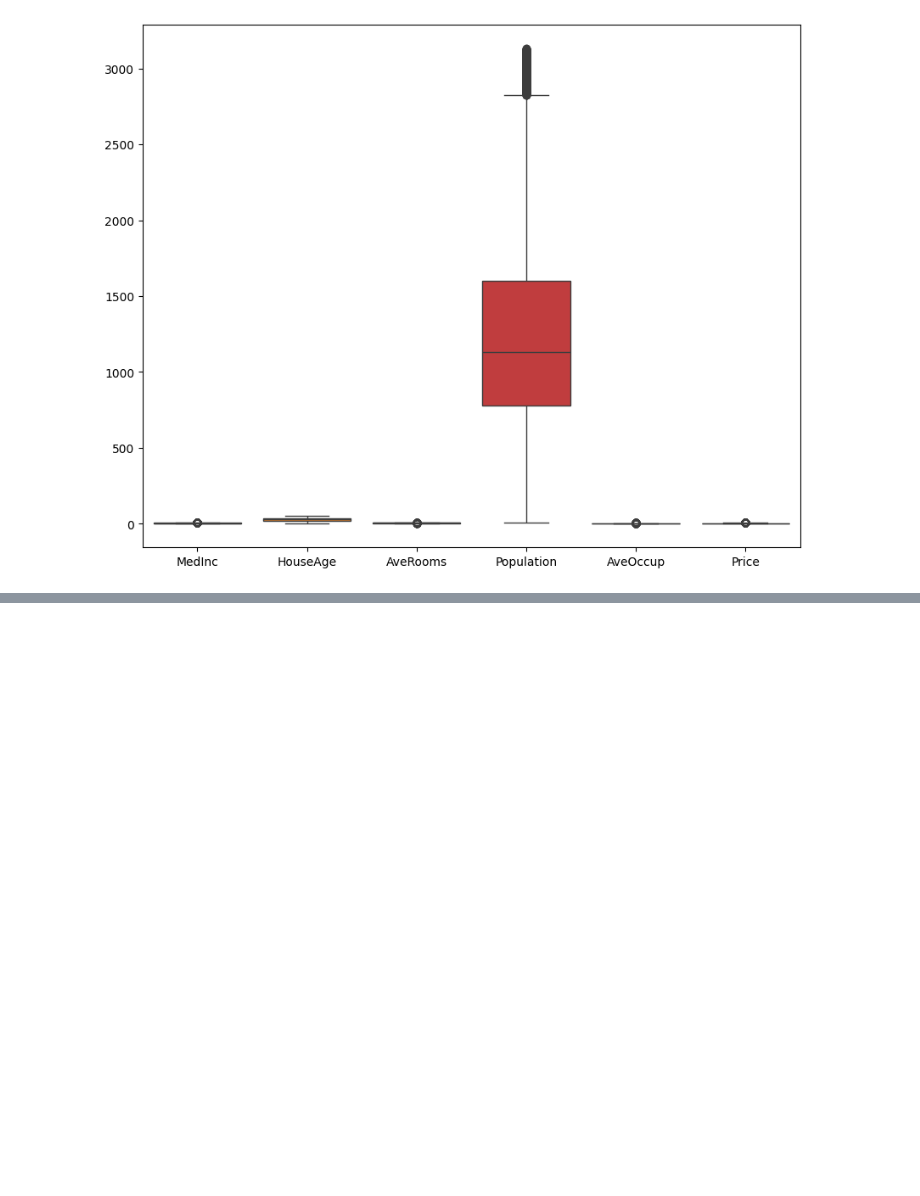
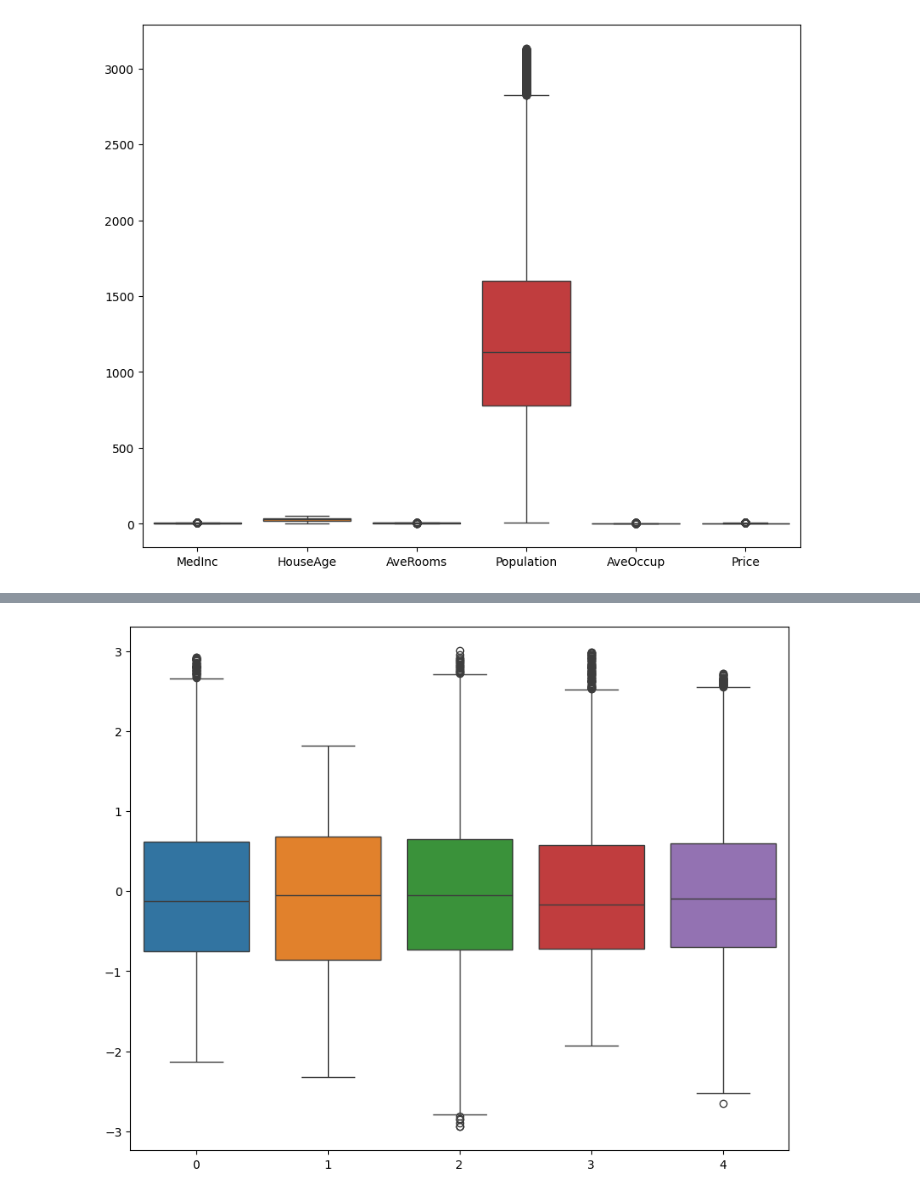
Before and after one commit to haricharnbytes/housing_marketing_analysis, a Jupyter notebook: california.ipynb, the cells around one changed output, grey strips where cells are left out. Saved outputs shown, nothing was run; the diff lists cells and outputs as text; code cells hidden in the pictures; blank space fills up the shorter version.

```diff
--- a/california.ipynb
+++ b/california.ipynb
@@ -179,0 +198,8 @@ plt.show()
+# %%
+x_test_norm = scaler.transform(x_test)
+# %%
+fig, ax = plt.subplots(figsize=(10,8))
+sns.boxplot(data= x_test_norm, ax=ax)
+plt.show()
+# %% [output]
+[figure, added]
```
Also changed, not shown: parts of 5 cells of this notebook.
